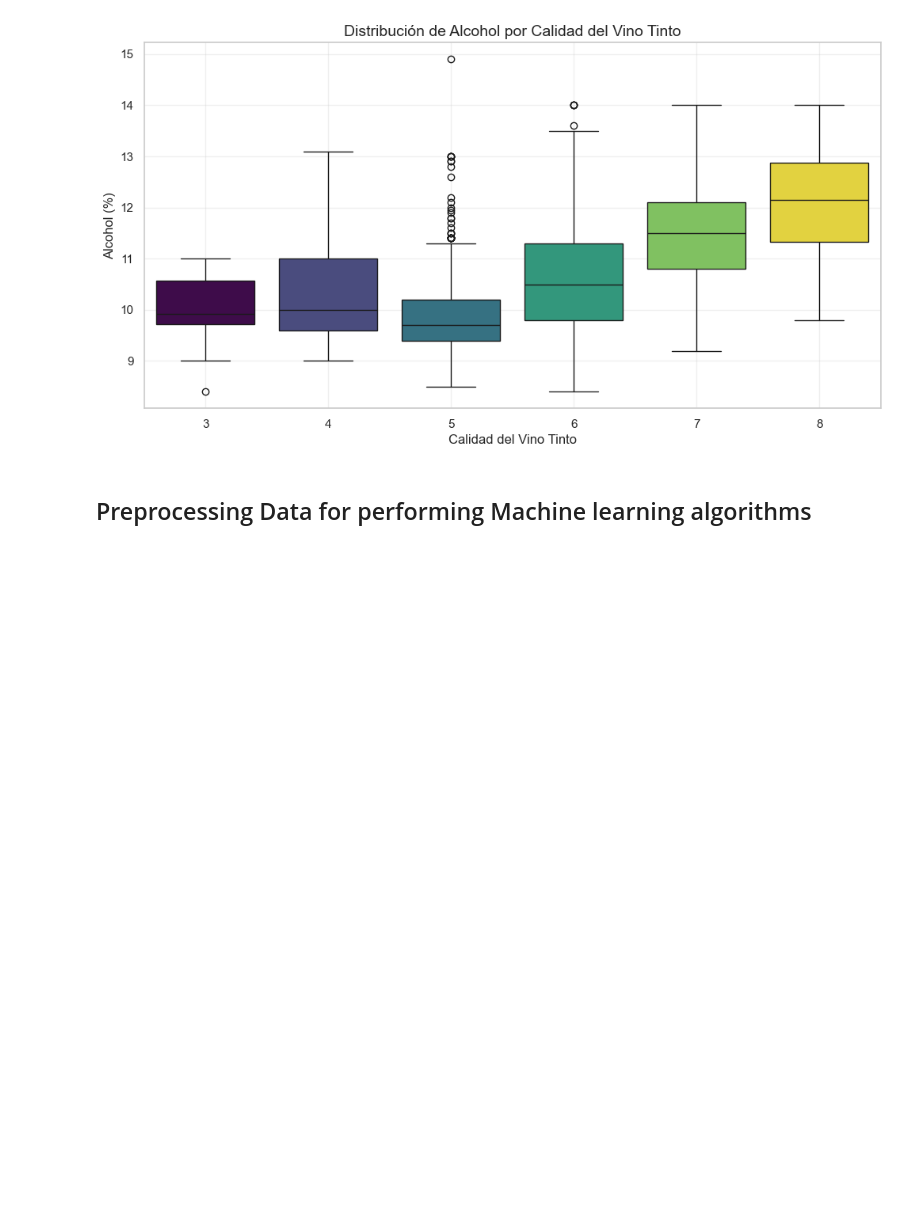
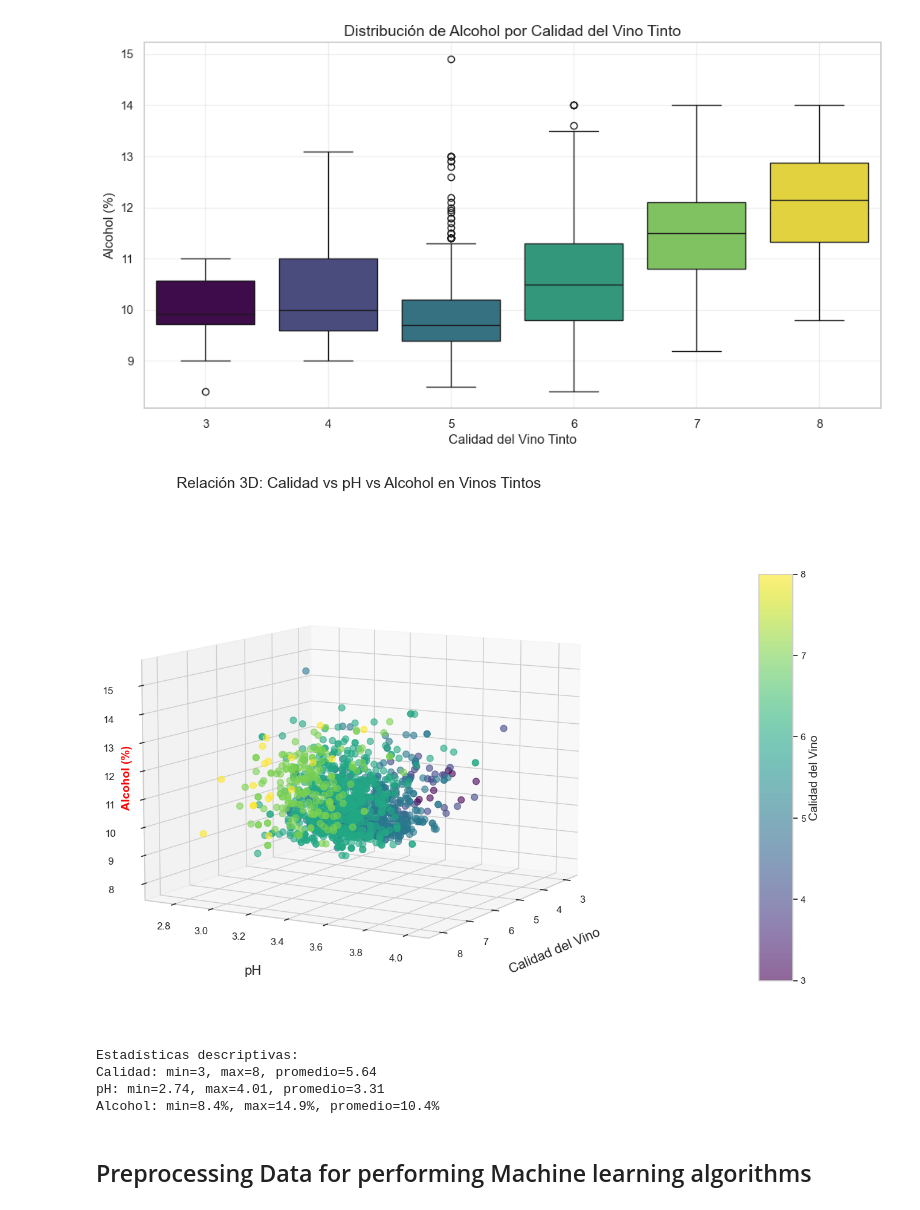
Before and after one commit to cristinaegus/Pandas_Python_IA, a Jupyter notebook: Copia_de_Prediction_of_quality_of_Wine.ipynb, the cells around one changed output. Saved outputs shown, nothing was run; the diff lists cells and outputs as text; code cells hidden in the pictures; blank space fills up the shorter version.

Commit message:
mejora del grafico en 3d de calidad del vino tinto vs alcohol vs ph de los vinos tintos

```diff
--- a/Copia_de_Prediction_of_quality_of_Wine.ipynb
+++ b/Copia_de_Prediction_of_quality_of_Wine.ipynb
@@ -157,6 +158,66 @@ plt.grid(True, alpha=0.3)  # Agregar grilla sutil
 plt.show()
 # %% [output]
 [figure]
+# %%
+# Gráfico 3D: Quality vs pH vs Alcohol
+fig = plt.figure(figsize=(18, 14))
+ax = fig.add_subplot(111, projection='3d')
+
+# Crear el scatter plot 3D con colores basados en quality
+scatter = ax.scatter(wine['quality'], wine['pH'], wine['alcohol'],
+                    c=wine['quality'], cmap='viridis', s=60, alpha=0.6)
+
+# Configurar etiquetas básicas primero
+ax.set_xlabel('Calidad del Vino', fontsize=16, labelpad=30)
+ax.set_ylabel('pH', fontsize=16, labelpad=30)
+ax.set_zlabel('Alcohol (%)', fontsize=16, labelpad=30)
+ax.set_title('Relación 3D: Calidad vs pH vs Alcohol en Vinos Tintos', fontsize=18, pad=50)
+
+# Método alternativo: configurar directamente las propiedades del eje Z
+ax.zaxis._axinfo['label']['space_factor'] = 3.0  # Más espacio para el label
+ax.zaxis.label.set_fontsize(16)
+ax.zaxis.label.set_weight('bold')
+ax.zaxis.label.set_color('black')
+
+# Configurar el ángulo de vista óptimo
+ax.view_init(elev=10, azim=30)  # Ángulo que expone mejor el eje Z
+
+# Configurar límites explícitos para crear más espacio
+ax.set_xlim(wine['quality'].min()-0.5, wine['quality'].max()+0.5)
+ax.set_ylim(wine['pH'].min()-0.1, wine['pH'].max()+0.1)
+ax.set_zlim(wine['alcohol'].min()-1, wine['alcohol'].max()+1)
+
+# Configurar ticks más visibles
+ax.tick_params(axis='x', labelsize=12, pad=10)
+ax.tick_params(axis='y', labelsize=12, pad=10)
+ax.tick_params(axis='z', labelsize=12, pad=15, which='major')
+
+# Agregar texto adicional como respaldo del eje Z
+ax.text2D(0.02, 0.5, 'Alcohol (%)', transform=ax.transAxes,
+          fontsize=14, rotation=90, va='center', weight='bold', color='red')
+
+# Agregar barra de colores con más separación
+colorbar = plt.colorbar(scatter, ax=ax, shrink=0.6, aspect=12, pad=0.2)
+colorbar.set_label('Calidad del Vino', fontsize=14)
+
+# Configurar márgenes muy amplios
+fig.subplots_adjust(left=0.05, right=0.75, top=0.9, bottom=0.1)
+
+# Forzar actualización del display
+plt.draw()
+plt.show()
+
+# Mostrar estadísticas básicas de las variables
+print("Estadísticas descriptivas:")
+print(f"Calidad: min={wine['quality'].min()}, max={wine['quality'].max()}, promedio={wine['quality'].mean():.2f}")
+print(f"pH: min={wine['pH'].min():.2f}, max={wine['pH'].max():.2f}, promedio={wine['pH'].mean():.2f}")
+print(f"Alcohol: min={wine['alcohol'].min():.1f}%, max={wine['alcohol'].max():.1f}%, promedio={wine['alcohol'].mean():.1f}%")
+# %% [output]
+[figure, added]
+Estadísticas descriptivas:
+Calidad: min=3, max=8, promedio=5.64
+pH: min=2.74, max=4.01, promedio=3.31
+Alcohol: min=8.4%, max=14.9%, promedio=10.4%
 # %% [markdown]
 ## Preprocessing Data for performing Machine learning algorithms
 # %%
```
Also changed, not shown: parts of 1 cell of this notebook, 2 other files.
